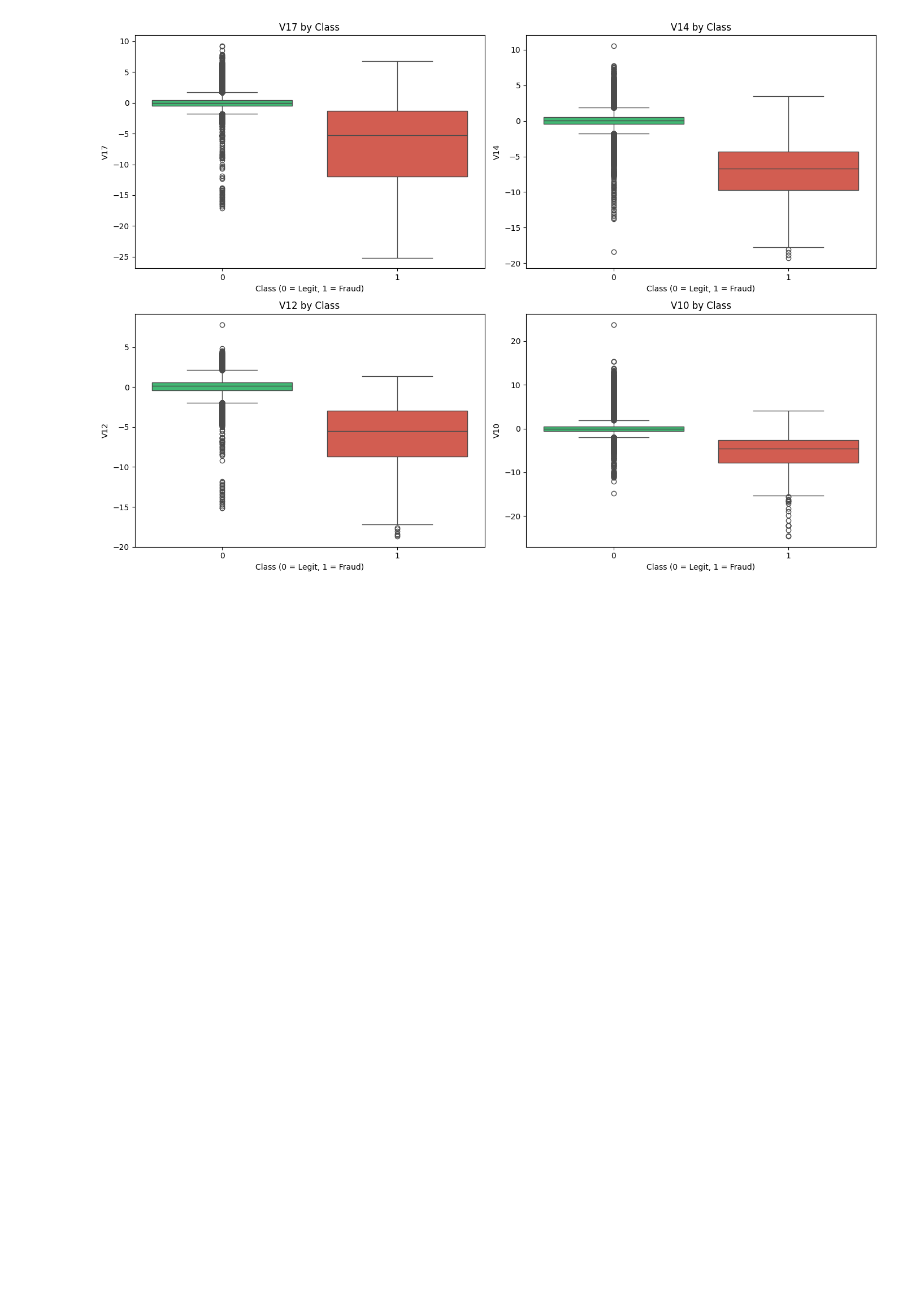
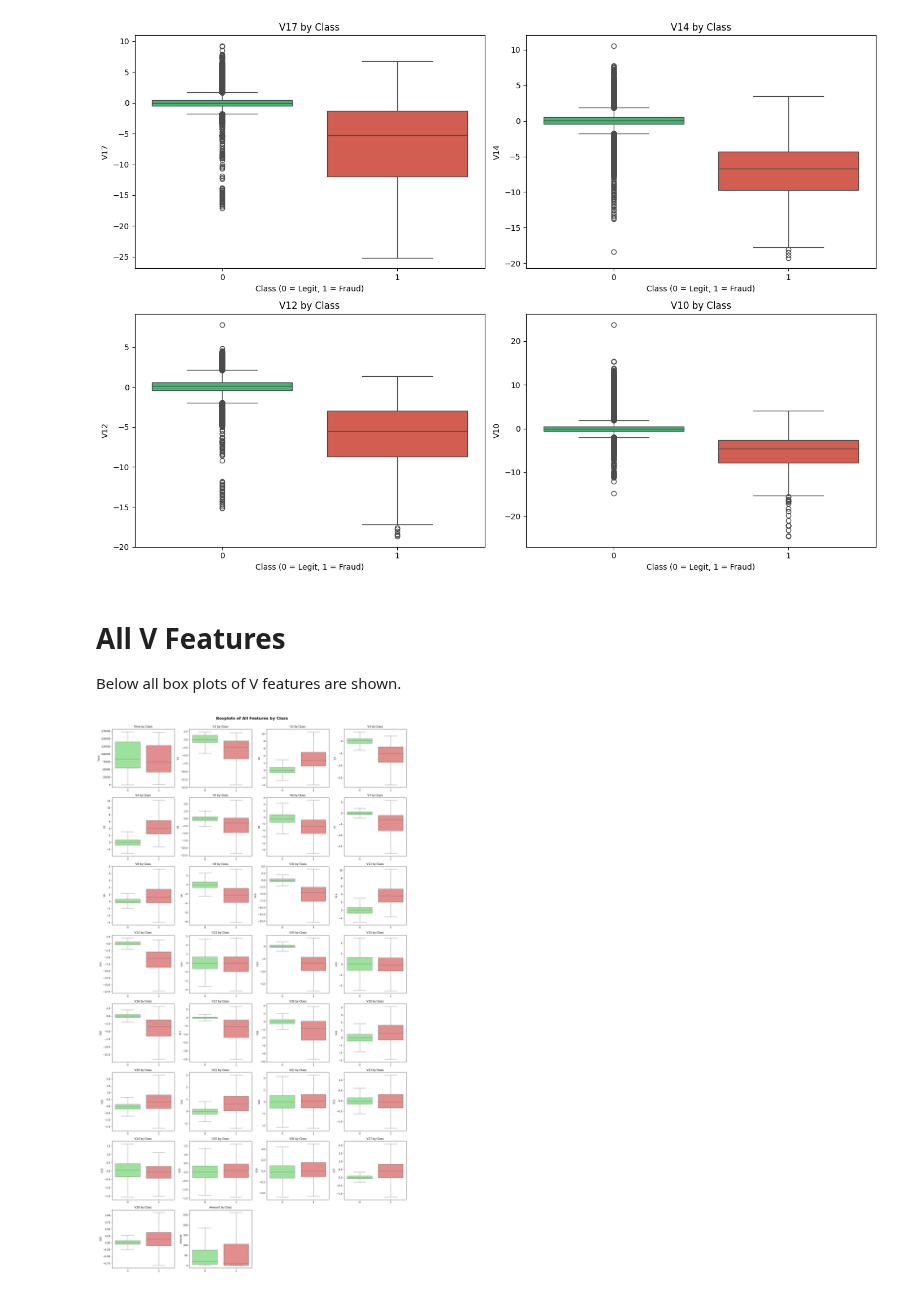
Before and after one commit to TheTureFADED/CCFD, a Jupyter notebook: CCFD/dataCollections.ipynb, the cells around one changed output. Saved outputs shown, nothing was run; the diff lists cells and outputs as text; code cells hidden in the pictures; blank space fills up the shorter version.

Commit message:
Requirements.txt & Amount plots

```diff
--- a/CCFD/dataCollections.ipynb
+++ b/CCFD/dataCollections.ipynb
@@ -207,3 +207,34 @@ V11      0.154876
 V4       0.133447
 Name: Class, dtype: float64
 [figure]
+# %% [markdown]
+# All V Features
+Below all box plots of V features are shown.
+# %%
+features = df.columns.drop('Class')
+
+n_features = len(features)
+n_cols = 4
+n_rows = (n_features + n_cols - 1) // n_cols
+
+plt.figure(figsize=(18, n_rows * 4))
+
+for i, column in enumerate(features):
+    plt.subplot(n_rows, n_cols, i + 1)
+    sns.boxplot(
+        x='Class',
+        y=column,
+        hue='Class',
+        data=df,
+        palette={0: 'lightgreen', 1: 'lightcoral'},
+        legend=False,
+        showfliers=False
+    )
+    plt.title(f'{column} by Class', fontsize=11)
+    plt.xlabel('')
+
+plt.suptitle('Boxplots of All Features by Class', fontsize=16, fontweight='bold', y=1.00)
+plt.tight_layout()
+plt.show()
+# %% [output]
+[figure, added]
```
